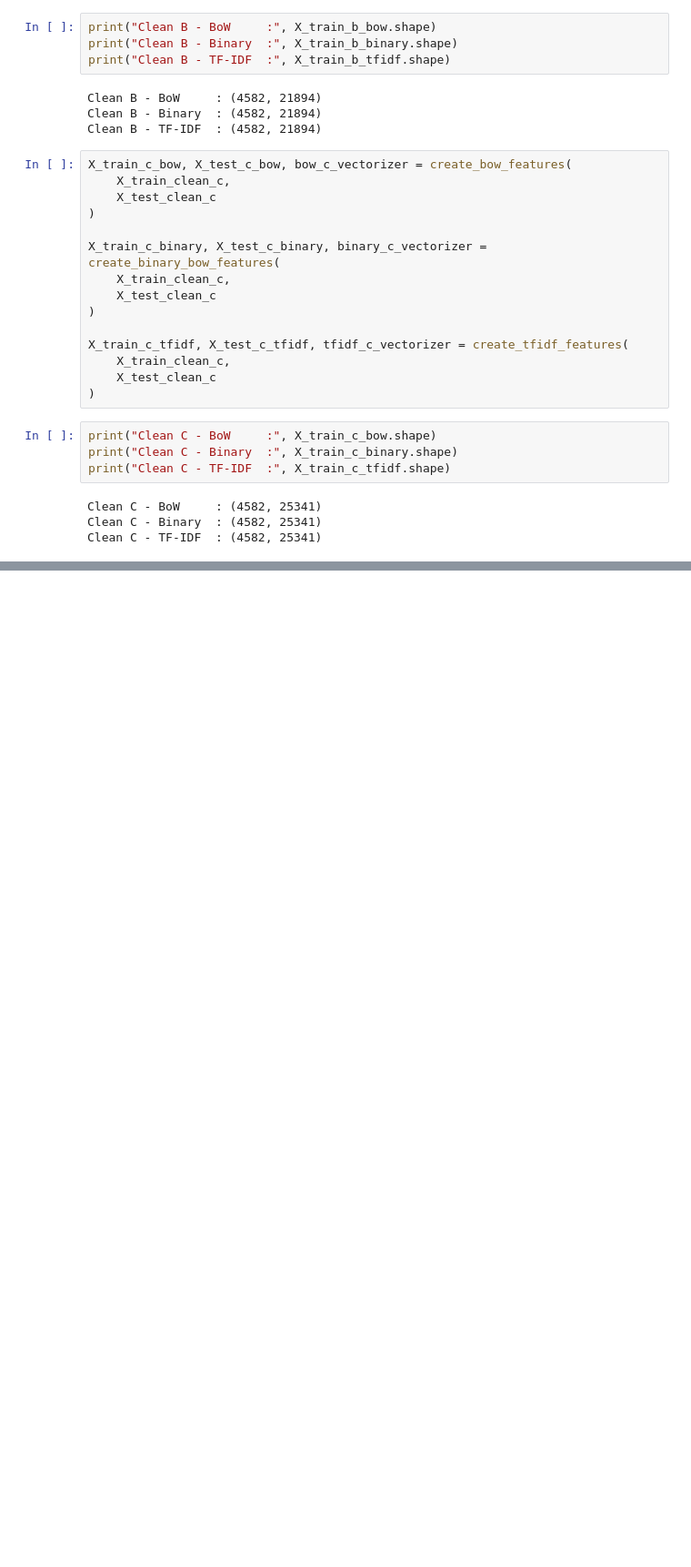
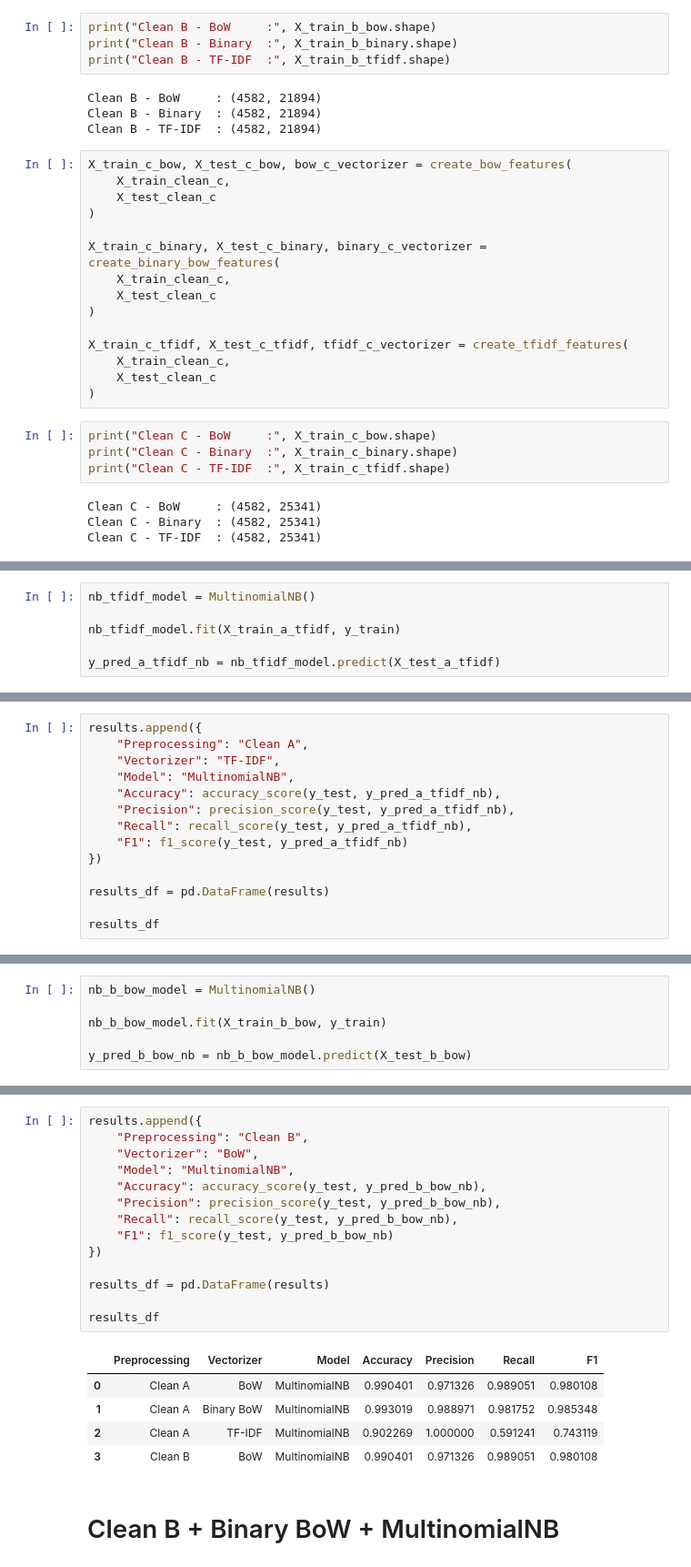
Before and after one commit to 1415-kunal/email_spam_classifier, a Jupyter notebook: Notebooks/05_cleaned_modeling.ipynb, the cells around one changed output, grey strips where cells are left out. Shown at 91% size. Drawn from its saved outputs; the diff is of its cells as text; blank space fills up the shorter version.

```diff
--- a/Notebooks/05_cleaned_modeling.ipynb
+++ b/Notebooks/05_cleaned_modeling.ipynb
@@ -336,0 +483,6 @@ Clean C - TF-IDF  : (4582, 25341)
+# %%
+nb_tfidf_model = MultinomialNB()
+
+nb_tfidf_model.fit(X_train_a_tfidf, y_train)
+
+y_pred_a_tfidf_nb = nb_tfidf_model.predict(X_test_a_tfidf)
@@ -336,0 +502,14 @@ Clean C - TF-IDF  : (4582, 25341)
+# %%
+results.append({
+    "Preprocessing": "Clean A",
+    "Vectorizer": "TF-IDF",
+    "Model": "MultinomialNB",
+    "Accuracy": accuracy_score(y_test, y_pred_a_tfidf_nb),
+    "Precision": precision_score(y_test, y_pred_a_tfidf_nb),
+    "Recall": recall_score(y_test, y_pred_a_tfidf_nb),
+    "F1": f1_score(y_test, y_pred_a_tfidf_nb)
+})
+
+results_df = pd.DataFrame(results)
+
+results_df
@@ -336,0 +523,6 @@ Clean C - TF-IDF  : (4582, 25341)
+# %%
+nb_b_bow_model = MultinomialNB()
+
+nb_b_bow_model.fit(X_train_b_bow, y_train)
+
+y_pred_b_bow_nb = nb_b_bow_model.predict(X_test_b_bow)
@@ -336,0 +542,22 @@ Clean C - TF-IDF  : (4582, 25341)
+# %%
+results.append({
+    "Preprocessing": "Clean B",
+    "Vectorizer": "BoW",
+    "Model": "MultinomialNB",
+    "Accuracy": accuracy_score(y_test, y_pred_b_bow_nb),
+    "Precision": precision_score(y_test, y_pred_b_bow_nb),
+    "Recall": recall_score(y_test, y_pred_b_bow_nb),
+    "F1": f1_score(y_test, y_pred_b_bow_nb)
+})
+
+results_df = pd.DataFrame(results)
+
+results_df
+# %% [output]
+|  | Preprocessing | Vectorizer | Model | Accuracy | Precision | Recall | F1 |
+| 0 | Clean A | BoW | MultinomialNB | 0.990401 | 0.971326 | 0.989051 | 0.980108 |
+| 1 | Clean A | Binary BoW | MultinomialNB | 0.993019 | 0.988971 | 0.981752 | 0.985348 |
+| 2 | Clean A | TF-IDF | MultinomialNB | 0.902269 | 1.000000 | 0.591241 | 0.743119 |
+| 3 | Clean B | BoW | MultinomialNB | 0.990401 | 0.971326 | 0.989051 | 0.980108 |
+# %% [markdown]
+# Clean B + Binary BoW + MultinomialNB
```
Also changed, not shown: parts of 26 cells of this notebook.
